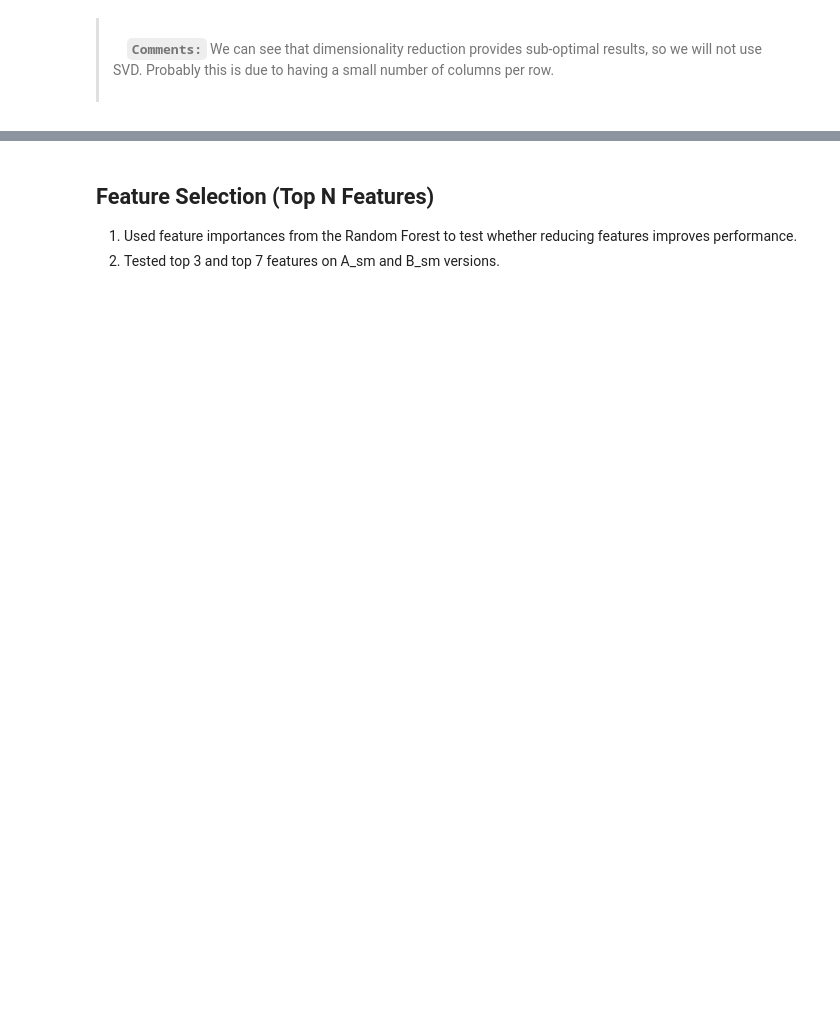
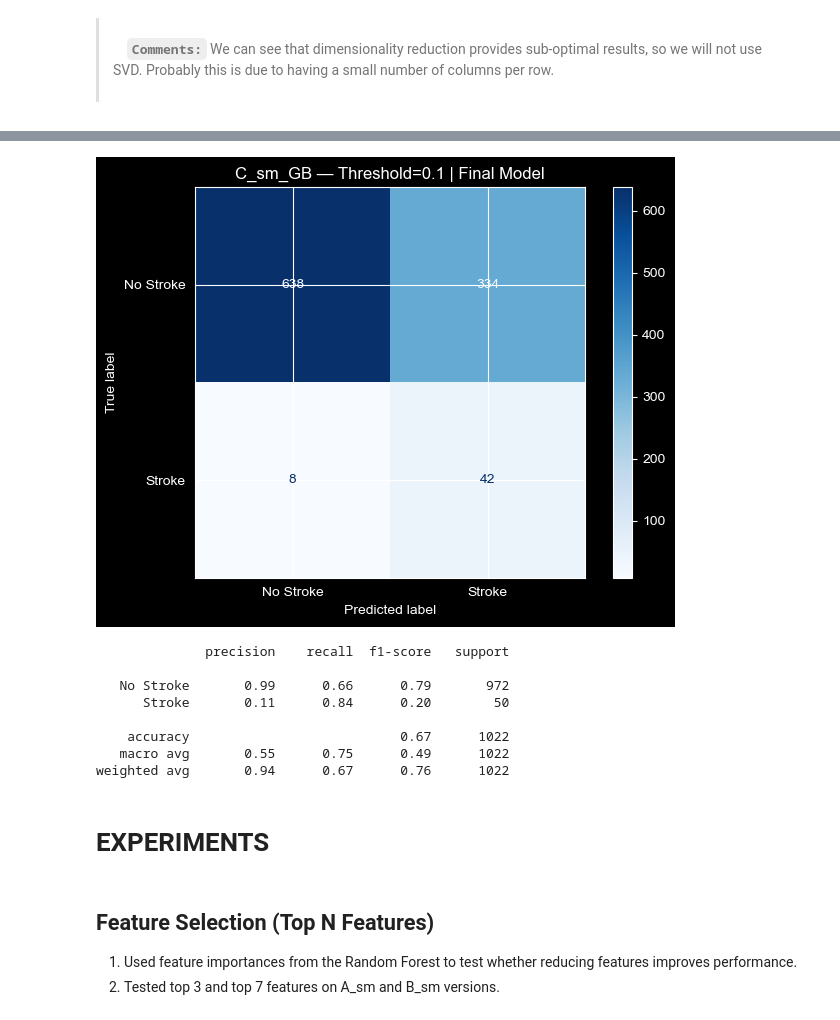
Before and after one commit to stefanosPanteli/EPL448_Team1_StrokePrediction, a Jupyter notebook: project.ipynb, the cells around one changed output, grey strips where cells are left out. Saved outputs shown, nothing was run; the diff lists cells and outputs as text; code cells hidden in the pictures; blank space fills up the shorter version.

```diff
--- a/project.ipynb
+++ b/project.ipynb
@@ -1424,3 +1663,28 @@ KeyboardInterrupt:
+# %%
+# ── Final Confusion Matrix at threshold=0.1 ──────────────────
+best_pipe  = best_pipelines['C_sm_GB']
+y_proba    = best_pipe.predict_proba(X_test_orig)[:, 1]
+y_pred_01  = (y_proba >= 0.1).astype(int)
+
+cm = confusion_matrix(y_test_orig, y_pred_01)
+ConfusionMatrixDisplay(cm, display_labels=['No Stroke', 'Stroke']).plot(cmap='Blues')
+plt.title('C_sm_GB — Threshold=0.1 | Final Model')
+plt.tight_layout()
+plt.show()
+
+print(classification_report(y_test_orig, y_pred_01, target_names=['No Stroke', 'Stroke']))
+# %% [output]
+[figure, added]
+              precision    recall  f1-score   support
+
+   No Stroke       0.99      0.66      0.79       972
+      Stroke       0.11      0.84      0.20        50
+
+    accuracy                           0.67      1022
+   macro avg       0.55      0.75      0.49      1022
+weighted avg       0.94      0.67      0.76      1022
+# %% [markdown]
+# EXPERIMENTS
 # %% [markdown]
 ## Feature Selection (Top N Features)
 1. Used feature importances from the Random Forest to test whether reducing features improves performance.
```
Also changed, not shown: parts of 28 cells of this notebook.
